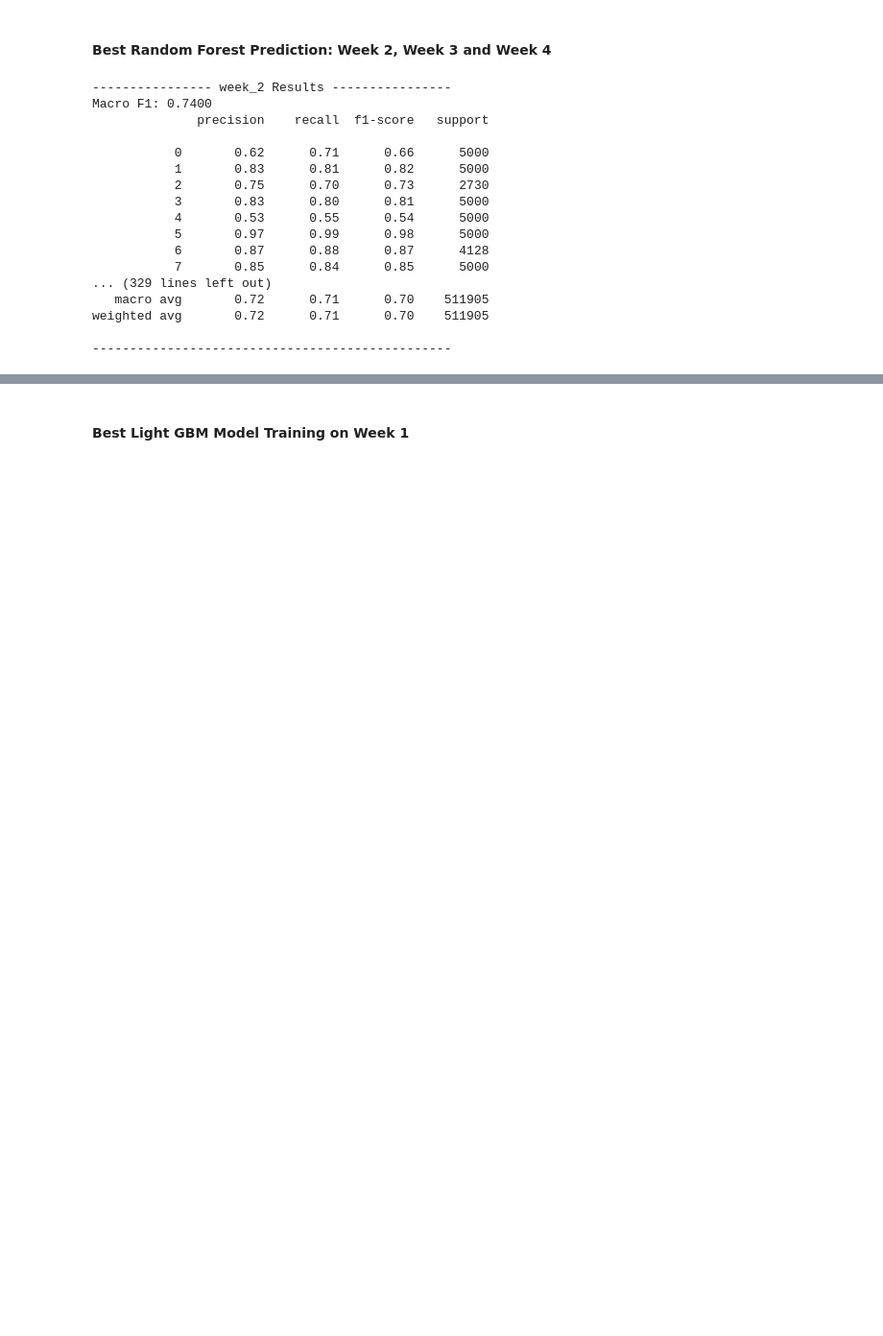
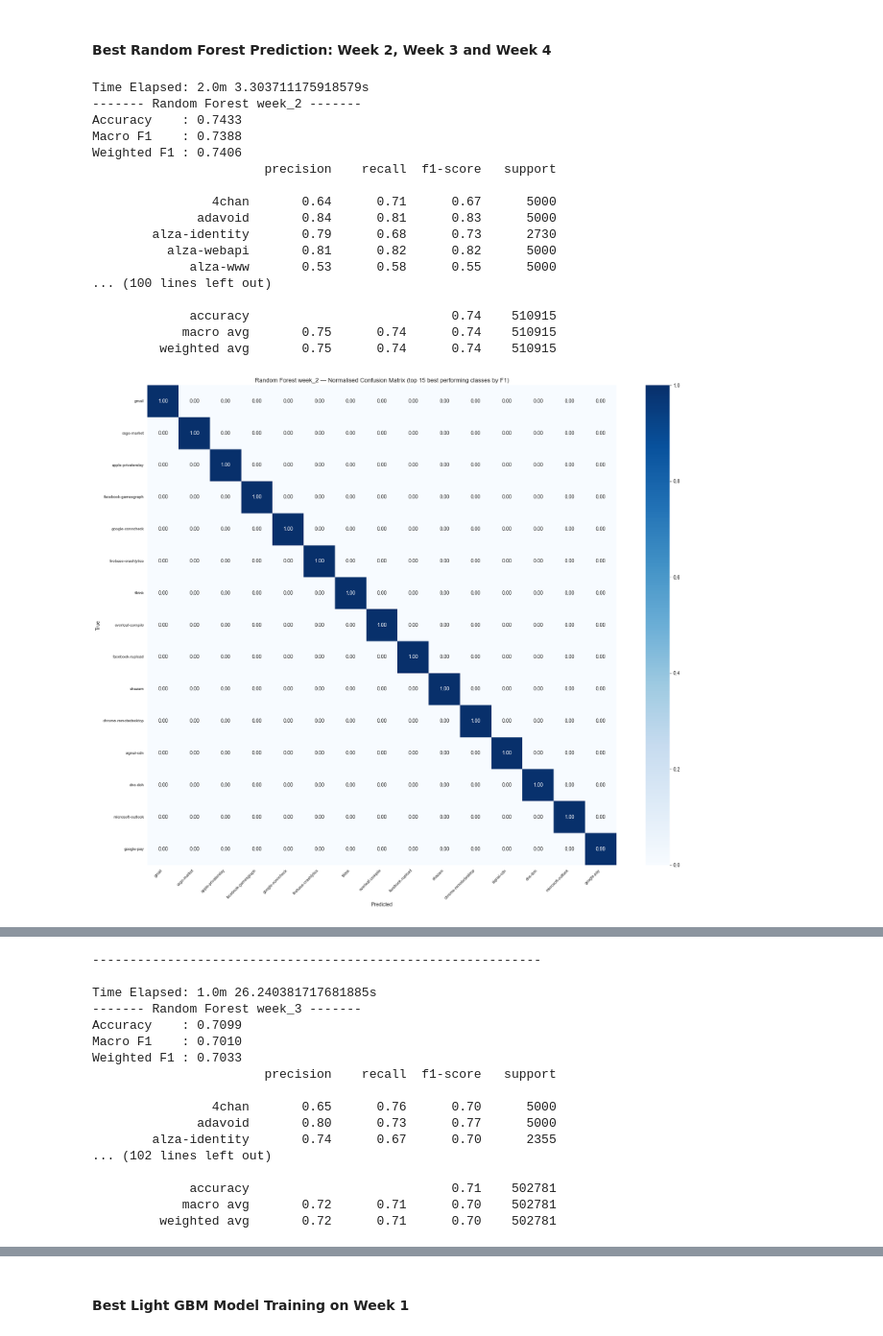
Before and after one commit to ShaneBrodigan/QUIC_Network_Traffic_Identification, a Jupyter notebook: Analysis.ipynb, the cells around one changed output, grey strips where cells are left out. Shown at 96% size. Cells and saved outputs as stored; diff of their text form; code cells hidden in the pictures; blank space fills up the shorter version.

```diff
--- a/Analysis.ipynb
+++ b/Analysis.ipynb
@@ -549,45 +625,49 @@ NameError: name 'results' is not defined
 # %%
 import numpy as np
 
 weeks_to_test = {
     'week_2': './tabular_dataset/tabular_week_2_sampled.parquet',
     'week_3': './tabular_dataset/tabular_week_3_sampled.parquet',
     'week_4': './tabular_dataset/tabular_week_4_sampled.parquet',
 }
 
 BATCH = 10_000
 
 for week, path in weeks_to_test.items():
     current_week_df = pd.read_parquet(path)
     X = current_week_df[flow_features + phist_features + endreason_features + ppi_summary_features]
     y = current_week_df['APP']
 
+    timer = Timer()
+
     preds = []
     for start in range(0, len(X), BATCH):
         preds.append(rf.predict(X.iloc[start:start + BATCH]))
     y_pred = np.concatenate(preds)
 
-    f1 = f1_score(y, y_pred, average='macro')
-    print(f'---------------- {week} Results ----------------')
-    print(f'Macro F1: {f1:.4f}')
+    timer.stop()
 
-    print(classification_report(y, y_pred, zero_division=0))
-    print(f'------------------------------------------------')
+    evaluate_model = Evaluate_model(y_true=y, y_pred=y_pred, modelname=f'Random Forest {week}')
+    evaluate_model.get_main_metrics()
+    evaluate_model.get_confusion_matrix(on_top=True, num=15)
+    evaluate_model.get_confusion_matrix(on_top=False, num=15)
+    print('------------------------------------------------------------\n')
 # %% [output]
----------------- week_2 Results ----------------
-Macro F1: 0.7400
-              precision    recall  f1-score   support
+Time Elapsed: 2.0m 3.303711175918579s
+------- Random Forest week_2 -------
+Accuracy    : 0.7433
+Macro F1    : 0.7388
+Weighted F1 : 0.7406
+                       precision    recall  f1-score   support
 
-           0       0.62      0.71      0.66      5000
-           1       0.83      0.81      0.82      5000
-           2       0.75      0.70      0.73      2730
-           3       0.83      0.80      0.81      5000
-           4       0.53      0.55      0.54      5000
-           5       0.97      0.99      0.98      5000
-           6       0.87      0.88      0.87      4128
-           7       0.85      0.84      0.85      5000
-... (329 lines left out)
-   macro avg       0.72      0.71      0.70    511905
-weighted avg       0.72      0.71      0.70    511905
+                4chan       0.64      0.71      0.67      5000
+              adavoid       0.84      0.81      0.83      5000
+        alza-identity       0.79      0.68      0.73      2730
+          alza-webapi       0.81      0.82      0.82      5000
+             alza-www       0.53      0.58      0.55      5000
+... (100 lines left out)
 
-------------------------------------------------
+             accuracy                           0.74    510915
+            macro avg       0.75      0.74      0.74    510915
+         weighted avg       0.75      0.74      0.74    510915
+[figure, added]
@@ -593,0 +675,17 @@ weighted avg       0.72      0.71      0.70    511905
+------------------------------------------------------------
+
+Time Elapsed: 1.0m 26.240381717681885s
+------- Random Forest week_3 -------
+Accuracy    : 0.7099
+Macro F1    : 0.7010
+Weighted F1 : 0.7033
+                       precision    recall  f1-score   support
+
+                4chan       0.65      0.76      0.70      5000
+              adavoid       0.80      0.73      0.77      5000
+        alza-identity       0.74      0.67      0.70      2355
+... (102 lines left out)
+
+             accuracy                           0.71    502781
+            macro avg       0.72      0.71      0.70    502781
+         weighted avg       0.72      0.71      0.70    502781
```
Also changed, not shown: parts of 44 cells of this notebook, 1 other file.
